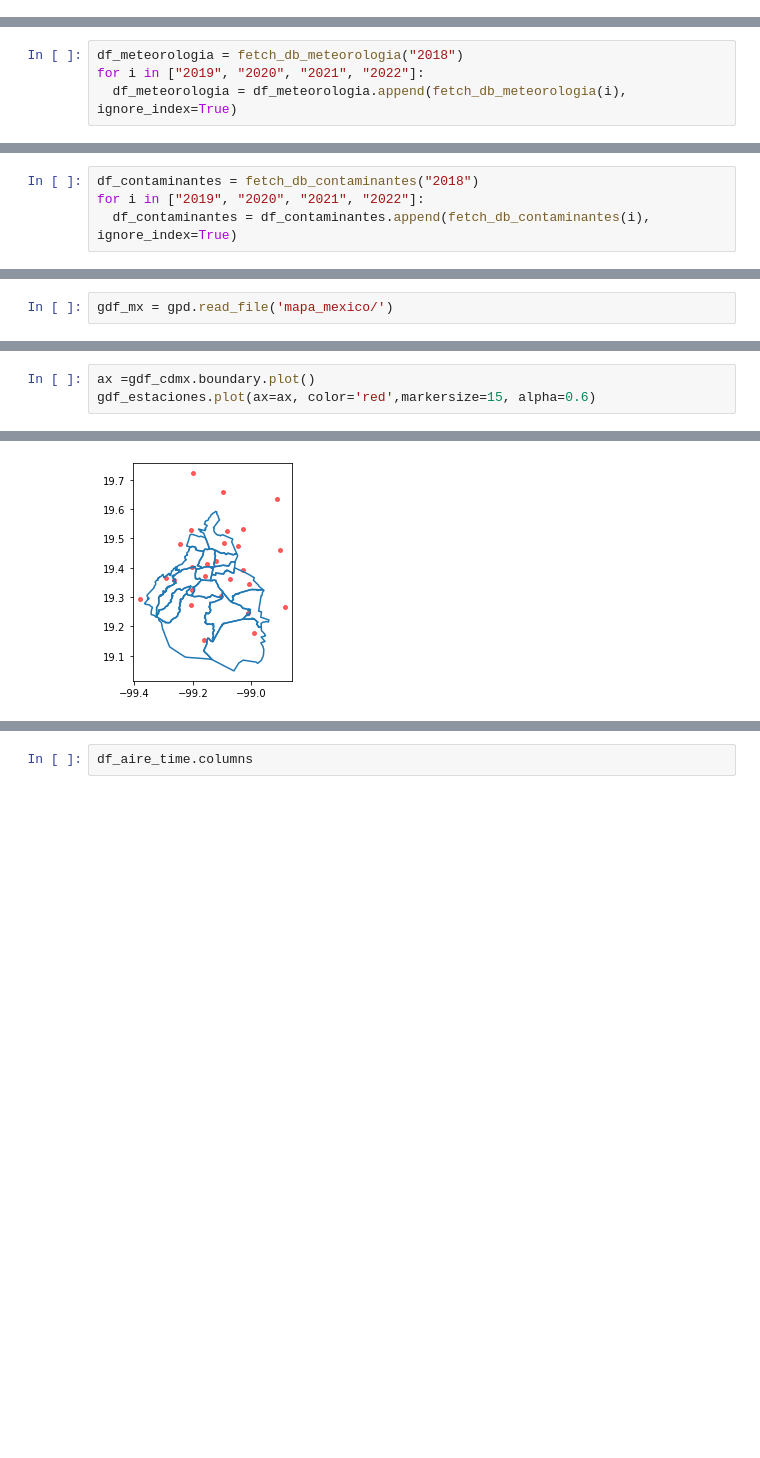
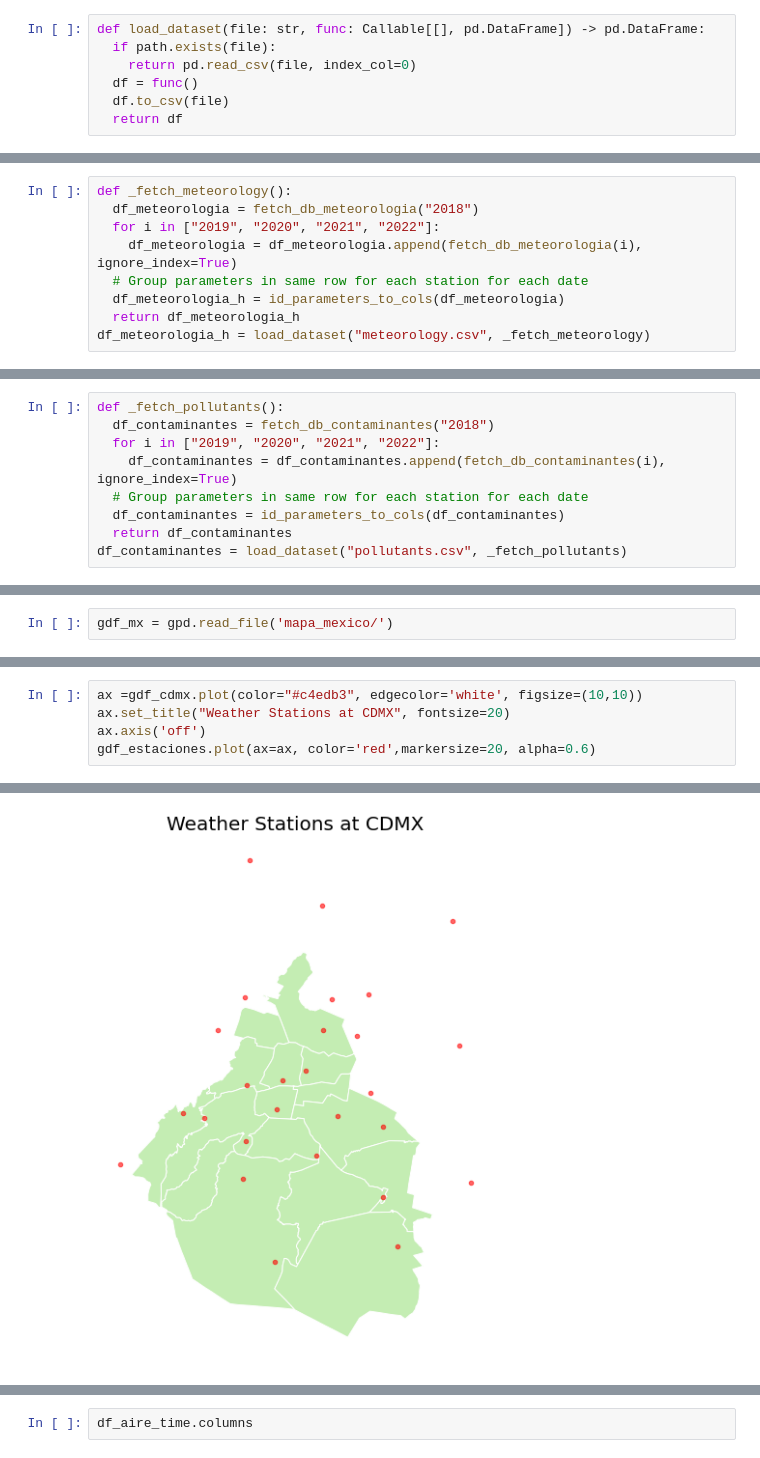
Before and after one commit to JuanGuerreroUP/AirPollution-Forecasting, a Jupyter notebook: AirPollution_CDMX_dataprep.ipynb, the cells around one changed output, grey strips where cells are left out. Saved outputs shown, nothing was run; the diff lists cells and outputs as text; blank space fills up the shorter version.

```diff
--- a/AirPollution_CDMX_dataprep.ipynb
+++ b/AirPollution_CDMX_dataprep.ipynb
@@ -15,3 +42,10 @@ import numpy as np
+# %%
+def load_dataset(file: str, func: Callable[[], pd.DataFrame]) -> pd.DataFrame:
+  if path.exists(file):
+    return pd.read_csv(file, index_col=0)
+  df = func()
+  df.to_csv(file)
+  return df
 # %%
 def print_head(src: str, n: int):
   res = requests.get(src)
@@ -51,6 +102,11 @@ def fetch_db_meteorologia(anio: str):
   )
   return df[df["id_parameter"] != "PBa"]
 # %%
-df_meteorologia = fetch_db_meteorologia("2018")
-for i in ["2019", "2020", "2021", "2022"]:
-  df_meteorologia = df_meteorologia.append(fetch_db_meteorologia(i), ignore_index=True)
+def _fetch_meteorology():
+  df_meteorologia = fetch_db_meteorologia("2018")
+  for i in ["2019", "2020", "2021", "2022"]:
+    df_meteorologia = df_meteorologia.append(fetch_db_meteorologia(i), ignore_index=True)
+  # Group parameters in same row for each station for each date
+  df_meteorologia_h = id_parameters_to_cols(df_meteorologia)
+  return df_meteorologia_h
+df_meteorologia_h = load_dataset("meteorology.csv", _fetch_meteorology)
@@ -103,8 +148,13 @@ def fetch_db_contaminantes(anio: str):
       skiprows=10
   )
 # %%
-df_contaminantes = fetch_db_contaminantes("2018")
-for i in ["2019", "2020", "2021", "2022"]:
-  df_contaminantes = df_contaminantes.append(fetch_db_contaminantes(i), ignore_index=True)
+def _fetch_pollutants():
+  df_contaminantes = fetch_db_contaminantes("2018")
+  for i in ["2019", "2020", "2021", "2022"]:
+    df_contaminantes = df_contaminantes.append(fetch_db_contaminantes(i), ignore_index=True)
+  # Group parameters in same row for each station for each date
+  df_contaminantes = id_parameters_to_cols(df_contaminantes)
+  return df_contaminantes
+df_contaminantes = load_dataset("pollutants.csv", _fetch_pollutants)
 # %%
 df_contaminantes = id_parameters_to_cols(df_contaminantes)
@@ -313,8 +306,10 @@ gdf_estaciones.head(2)
 | 0 | ACO | Acolman | -98.912003 | 19.635501 | ACO | POINT (-98.91200 19.63550) |
 | 25988 | AJU | Ajusco | -99.162611 | 19.154286 | AJU | POINT (-99.16261 19.15429) |
 # %%
-ax =gdf_cdmx.boundary.plot()
-gdf_estaciones.plot(ax=ax, color='red',markersize=15, alpha=0.6)
+ax =gdf_cdmx.plot(color="#c4edb3", edgecolor='white', figsize=(10,10))
+ax.set_title("Weather Stations at CDMX", fontsize=20)
+ax.axis('off')
+gdf_estaciones.plot(ax=ax, color='red',markersize=20, alpha=0.6)
 # %% [output]
 <matplotlib.axes._subplots.AxesSubplot at 0x...>
-[figure, old version]
+[figure, new version]
```
Also changed, not shown: parts of 107 cells of this notebook, 7 other files.
